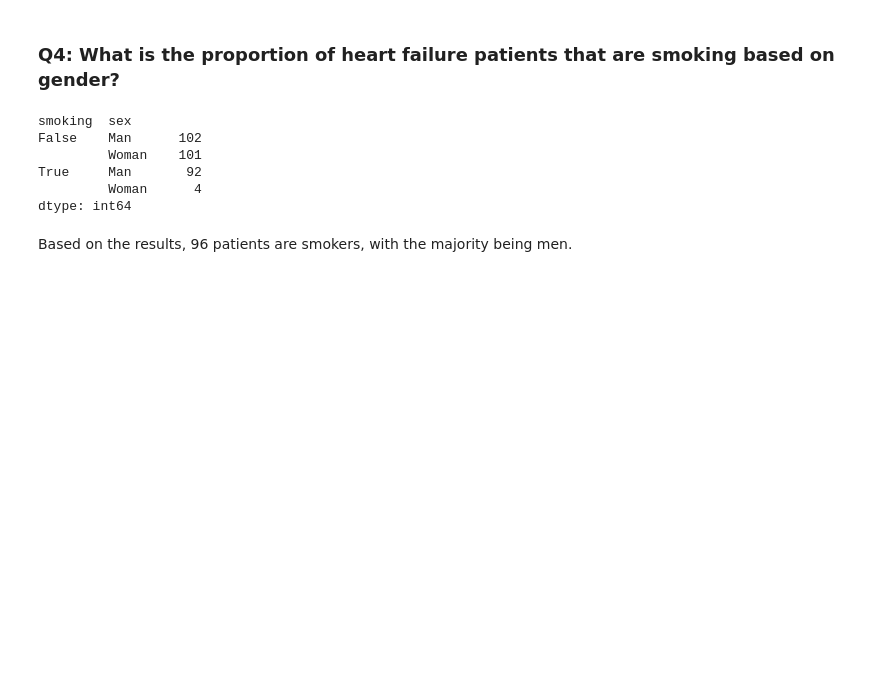
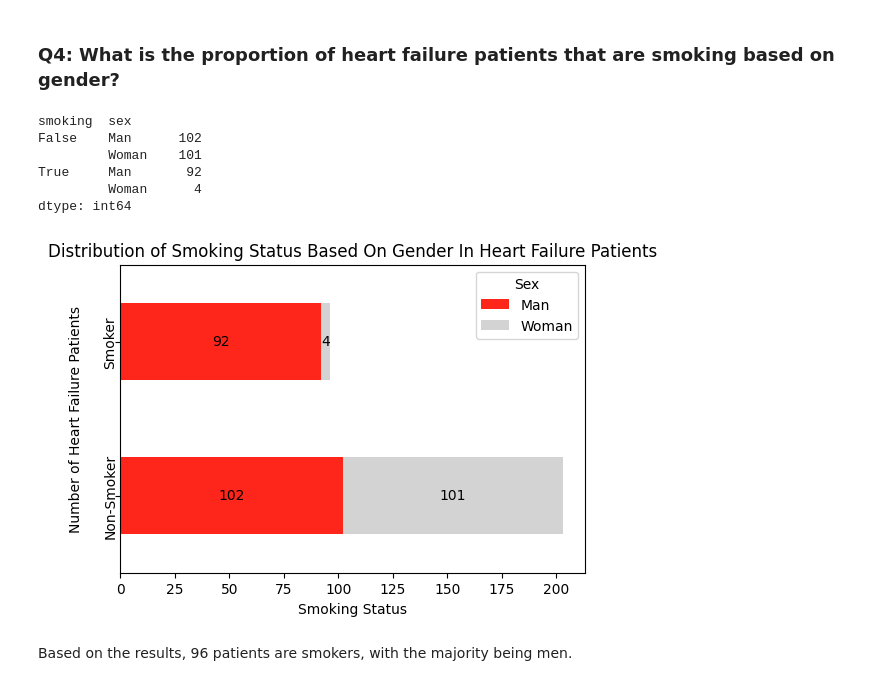
Before and after one commit to Jiangnanwhale/Heart-to-Say-Medical-Dashboard, a Jupyter notebook: assets/EDA.ipynb, the cells around one changed output. Cells and saved outputs as stored; diff of their text form; code cells hidden in the pictures; blank space fills up the shorter version.

```diff
--- a/assets/EDA.ipynb
+++ b/assets/EDA.ipynb
@@ -728,6 +759,35 @@ False    Man      102
 True     Man       92
          Woman      4
 dtype: int64
+# %%
+grouped_data = data.groupby(by=["smoking", "sex"]).size().unstack()
+
+grouped_data.index = ["Non-Smoker", "Smoker"]
+
+ax = grouped_data.plot(kind="barh", stacked=True, figsize=(6,4), color=['#FE251B', '#D3D3D3'])
+
+plt.xlabel("Smoking Status")
+plt.ylabel("Number of Heart Failure Patients", labelpad=15)
+plt.title("Distribution of Smoking Status Based On Gender In Heart Failure Patients")
+plt.legend(title="Sex")
+plt.xticks(rotation=0)
+ax.set_yticklabels(ax.get_yticklabels(), rotation=90, ha='center', va='center')
+
+for i in range(len(grouped_data)):
+    cumulative = 0
+    for j, value in enumerate(grouped_data.iloc[i]):
+        ax.text(cumulative + value / 2,
+                i,
+                int(value),
+                ha='center',
+                va='center',
+                color='black')
+        cumulative += value
+
+
+plt.show()
+# %% [output]
+[figure, added]
 # %% [markdown]
 Based on the results, 96 patients are smokers, with the majority being men.
 # %% [markdown]
```
Also changed, not shown: parts of 14 cells of this notebook.
